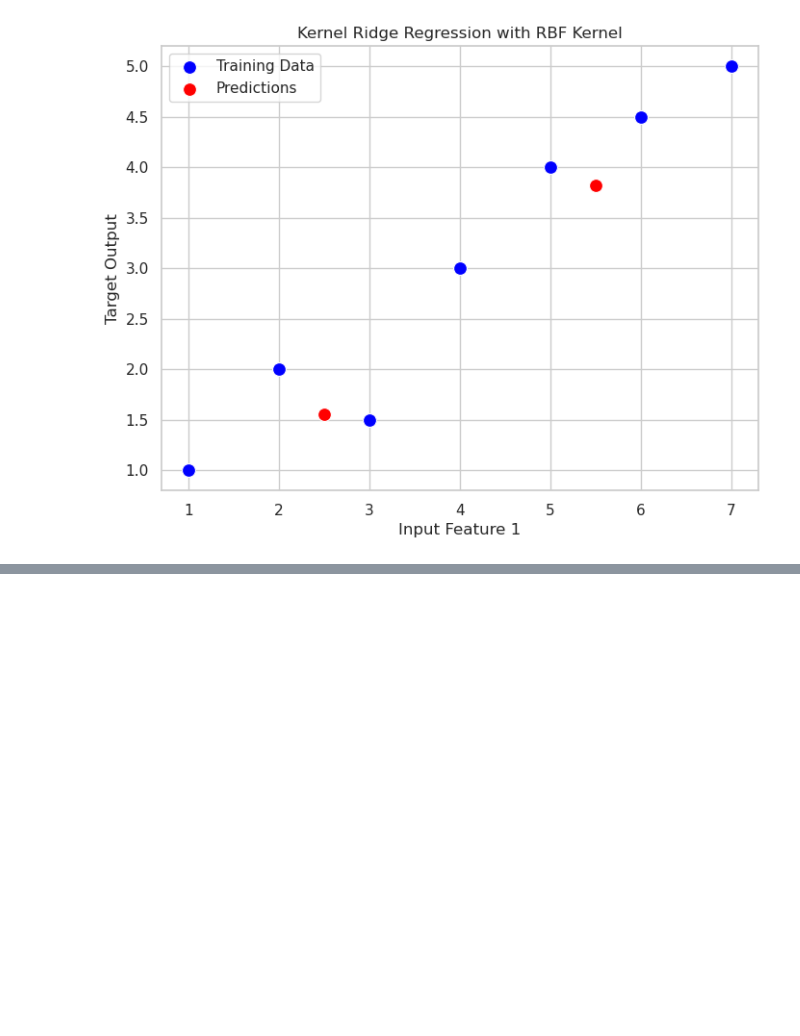
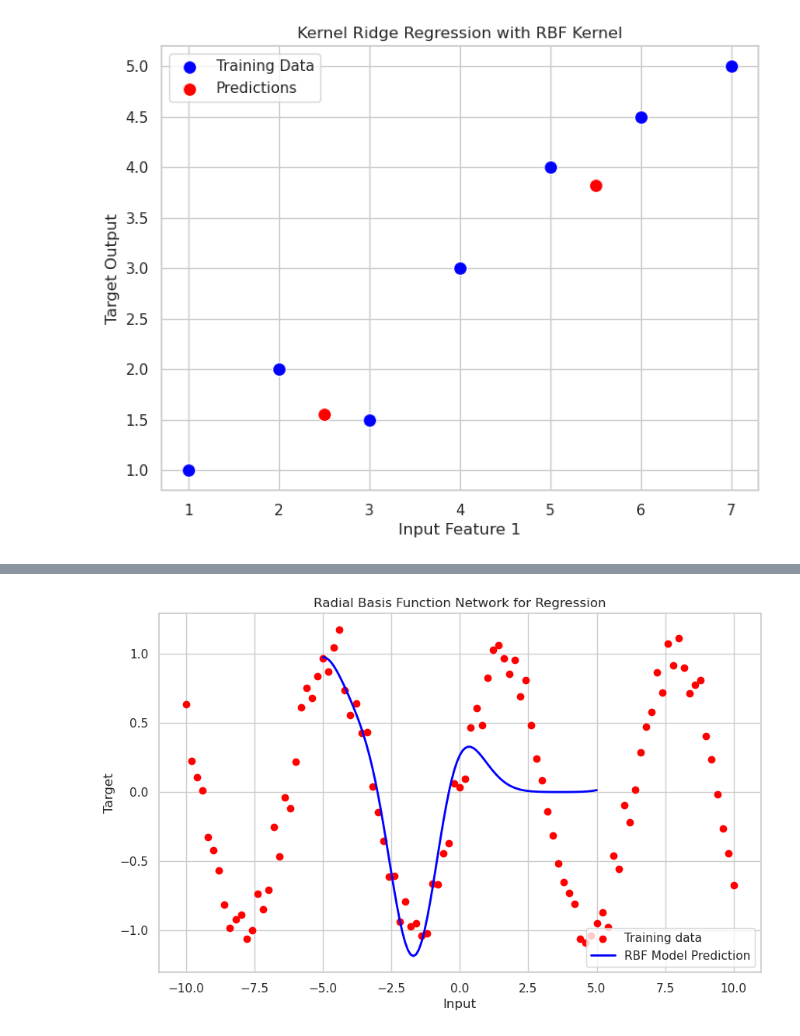
Before and after one commit to rocky115/DeepMythomatics, a Jupyter notebook: Patterns_Learning/Chapter-6/Chapter-6_Panasa_Kernel Methods_1.ipynb, the cells around one changed output, grey strips where cells are left out. Drawn from its saved outputs; the diff is of its cells as text; code cells hidden in the pictures; blank space fills up the shorter version.

```diff
--- a/Patterns_Learning/Chapter-6/Chapter-6_Panasa_Kernel Methods_1.ipynb
+++ b/Patterns_Learning/Chapter-6/Chapter-6_Panasa_Kernel Methods_1.ipynb
@@ -617,0 +1404,70 @@ Predictions:  [1.5535842584442074, 3.8179325275941425]
+# %%
+import random
+import math
+import matplotlib.pyplot as plt
+from scipy.linalg import lstsq
+
+# Step 1: Generate synthetic data (1D)
+random.seed(0)
+
+def generate_data():
+    X_train = [i * 0.2 for i in range(-50, 51)]  # 50 points in 1D
+    t_train = [math.sin(x) + 0.1 * random.gauss(0, 1) for x in X_train]  # sine function with noise
+    return X_train, t_train
+
+X_train, t_train = generate_data()
+
+# Step 2: Define Radial Basis Function (RBF) - Gaussian Kernel
+def rbf(x, c, sigma=1.0):
+    """ Radial Basis Function - Gaussian Kernel """
+    return math.exp(-((x - c) ** 2) / (2 * sigma ** 2))
+
+# Step 3: Construct the RBF design matrix
+def construct_rbf_matrix(X, centers, sigma=1.0):
+    """ Construct the RBF matrix """
+    N = len(X)  # Number of data points
+    M = len(centers)  # Number of centers
+    Phi = [[0] * M for _ in range(N)]  # Initialize the design matrix
+    for i in range(N):
+        for j in range(M):
+            Phi[i][j] = rbf(X[i], centers[j], sigma)
+    return Phi
+
+# Step 4: Solve for the weights using least squares
+def rbf_regression(X, t, centers, sigma=1.0):
+    """ RBF Regression using Least Squares """
+    Phi = construct_rbf_matrix(X, centers, sigma)
+
+    # Solve the linear system Phi * w = t using scipy's lstsq
+    w, _, _, _ = lstsq(Phi, t)
+    return w
+
+# Step 5: Make predictions
+def predict(X, centers, w, sigma=1.0):
+    """ Predict using the RBF model """
+    Phi = construct_rbf_matrix(X, centers, sigma)
+    return [sum(Phi[i][j] * w[j] for j in range(len(w))) for i in range(len(X))]
+
+# Step 6: Visualization
+# Select centers for RBFs (we'll use a random subset of data points)
+centers = random.sample(X_train, 10)
+
+# Train the RBF model
+w = rbf_regression(X_train, t_train, centers, sigma=1.0)
+
+# Make predictions
+X_test = [i * 0.1 for i in range(-50, 51)]  # Test points
+t_pred = predict(X_test, centers, w, sigma=1.0)
+
+# Plot the results
+plt.figure(figsize=(10, 6))
+plt.scatter(X_train, t_train, color='red', label='Training data')
+plt.plot(X_test, t_pred, label='RBF Model Prediction', color='blue', linewidth=2)
+plt.xlabel('Input')
+plt.ylabel('Target')
+plt.title('Radial Basis Function Network for Regression')
+plt.legend()
+plt.grid(True)
+plt.show()
+# %% [output]
+[figure, added]
```
Also changed, not shown: parts of 11 cells of this notebook.
